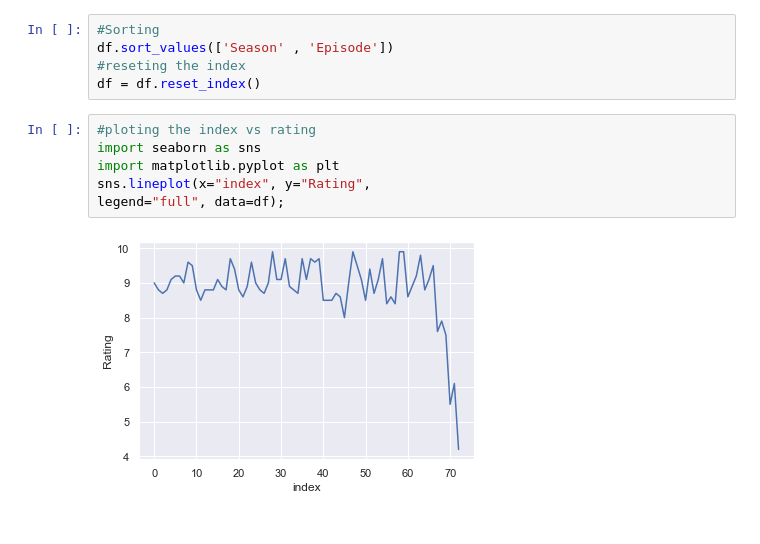
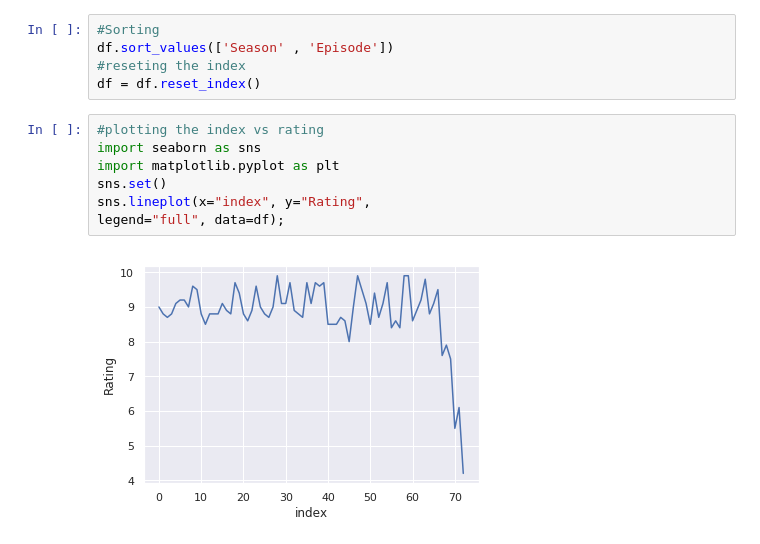
Before and after one commit to bavilaa/nlp_got, a Jupyter notebook: imdb_rating.ipynb, the cells around one changed output. Cells and saved outputs as stored; diff of their text form.

```diff
--- a/imdb_rating.ipynb
+++ b/imdb_rating.ipynb
@@ -48,10 +75,11 @@ df.sort_values(['Season' , 'Episode'])
 #reseting the index
 df = df.reset_index()
 # %%
-#ploting the index vs rating
+#plotting the index vs rating
 import seaborn as sns
 import matplotlib.pyplot as plt
+sns.set()
 sns.lineplot(x="index", y="Rating",
 legend="full", data=df);
 # %% [output]
-[figure, old version]
+[figure, new version]
```
Also changed, not shown: parts of 6 cells of this notebook.
